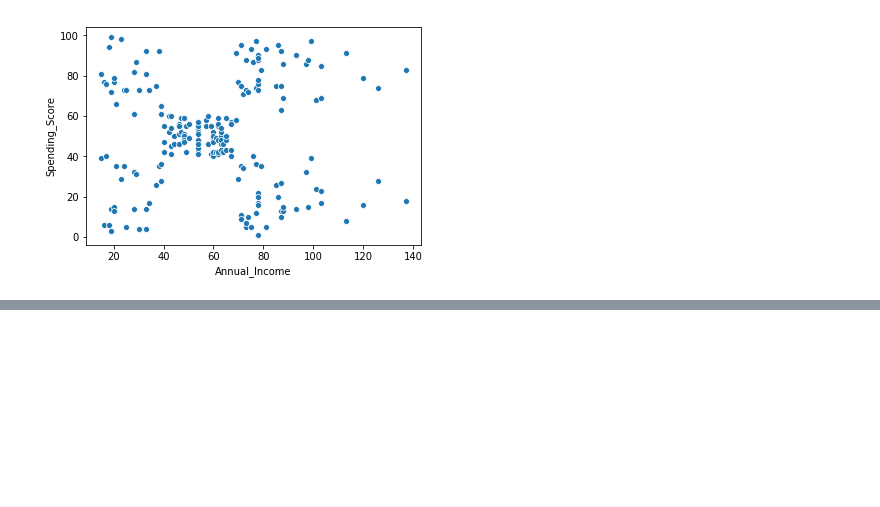
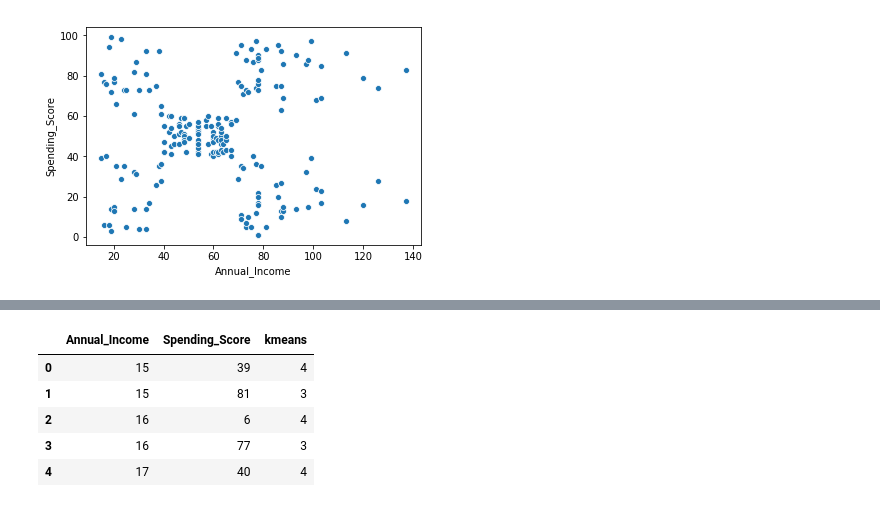
Before and after one commit to Paphawit/Projects, a Jupyter notebook: Mall_Customer_Segmentation/Mall_Customer_Segmentation.ipynb, the cells around one changed output, grey strips where cells are left out. Saved outputs shown, nothing was run; the diff lists cells and outputs as text; code cells hidden in the pictures; blank space fills up the shorter version.

```diff
--- a/Mall_Customer_Segmentation/Mall_Customer_Segmentation.ipynb
+++ b/Mall_Customer_Segmentation/Mall_Customer_Segmentation.ipynb
@@ -100,0 +113,10 @@ sns.scatterplot(data=df2,x='Annual_Income',y='Spending_Score')
+# %%
+Z = pd.concat([X,K], axis=1)
+Z.head()
+# %% [output]
+|  | Annual_Income | Spending_Score | kmeans |
+| 0 | 15 | 39 | 4 |
+| 1 | 15 | 81 | 3 |
+| 2 | 16 | 6 | 4 |
+| 3 | 16 | 77 | 3 |
+| 4 | 17 | 40 | 4 |
```
Also changed, not shown: parts of 5 cells of this notebook, 1 other file.
